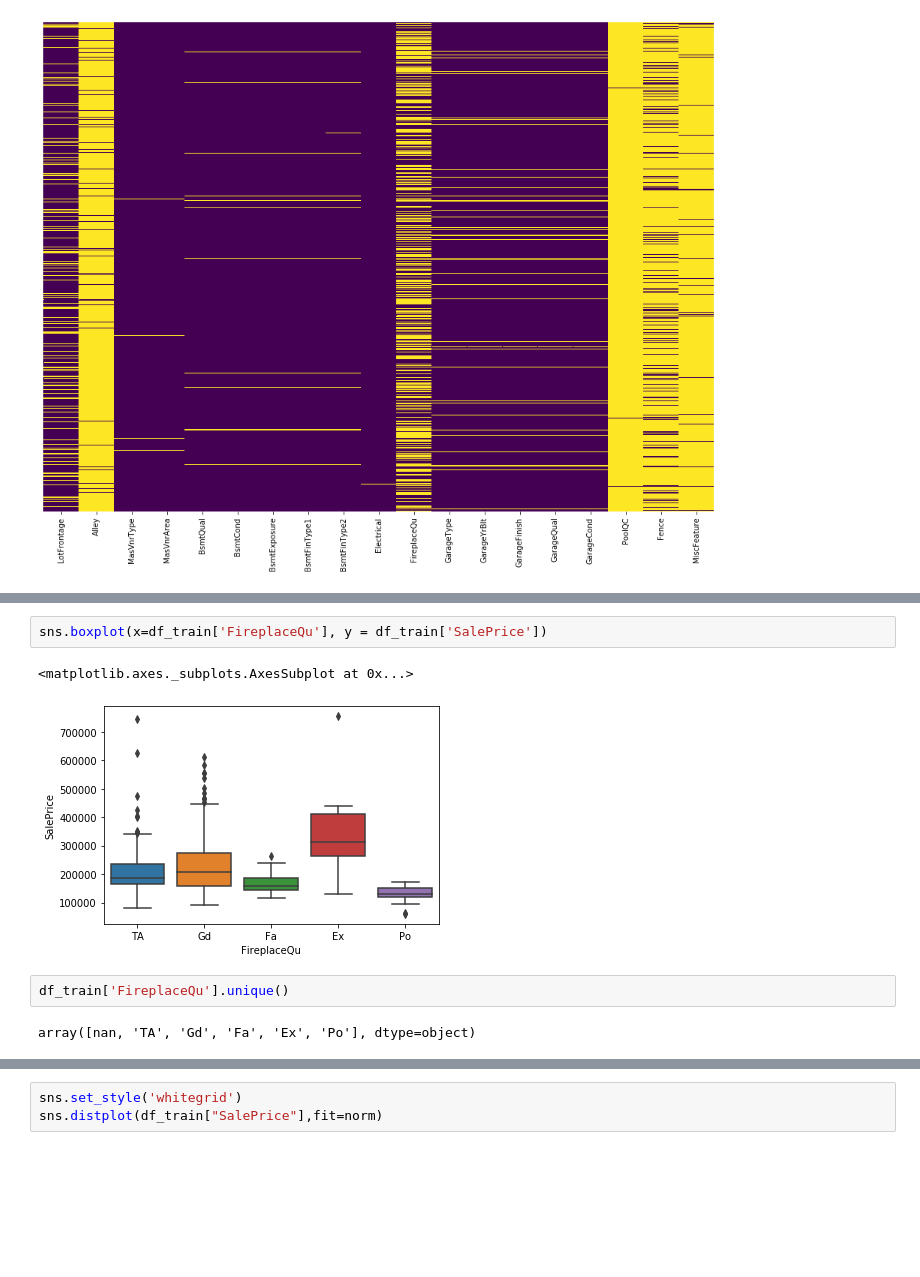
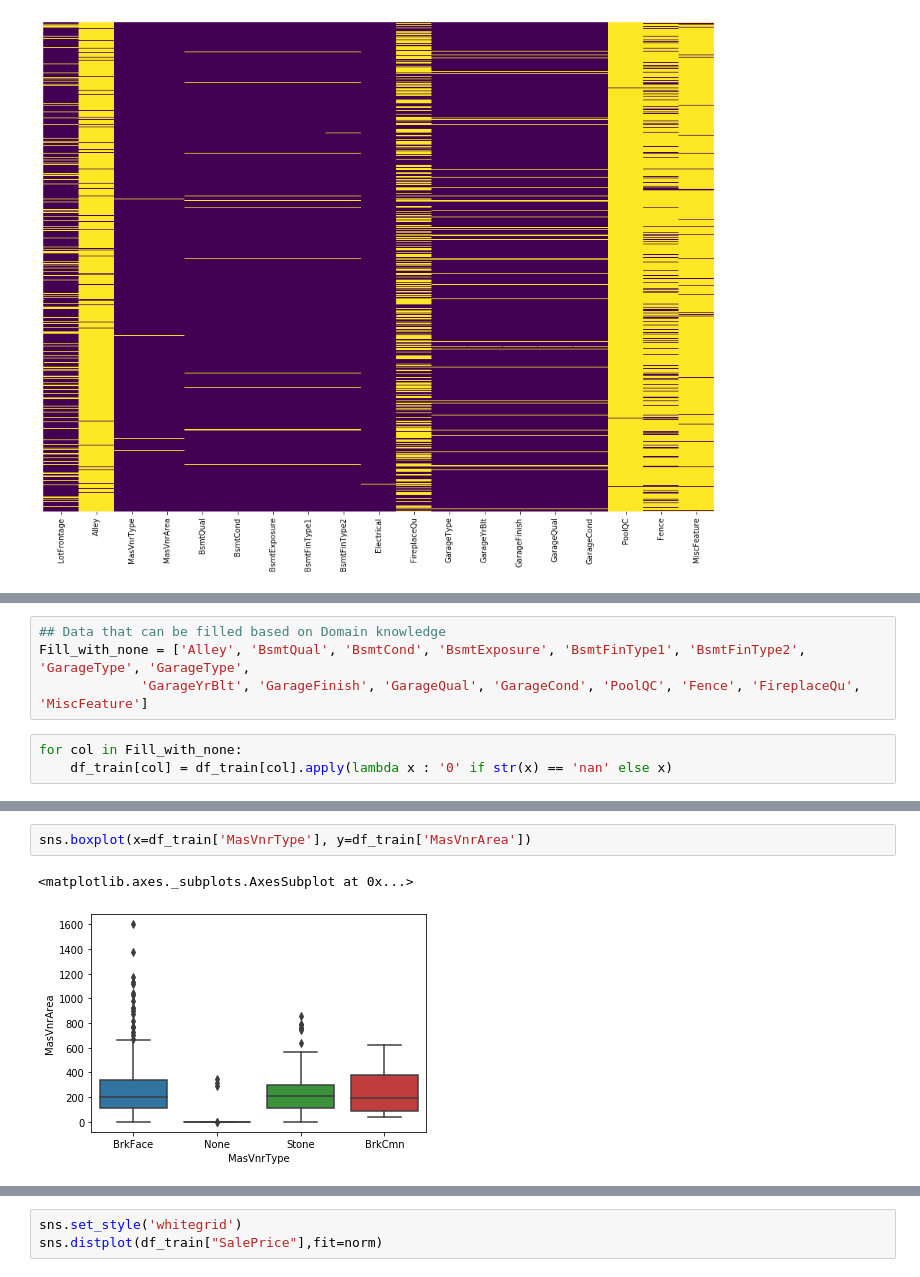
Before and after one commit to lijq33/Data-mining, a Jupyter notebook: Data Mining Assignment.ipynb, the cells around one changed output, grey strips where cells are left out. Saved outputs shown, nothing was run; the diff lists cells and outputs as text; blank space fills up the shorter version.

```diff
--- a/Data Mining Assignment.ipynb
+++ b/Data Mining Assignment.ipynb
@@ -72,3 +93,10 @@ sns.heatmap(df_train[col_missing_data].isnull(), cbar=False, yticklabels=False,
+# %%
+## Data that can be filled based on Domain knowledge
+Fill_with_none = ['Alley', 'BsmtQual', 'BsmtCond', 'BsmtExposure', 'BsmtFinType1', 'BsmtFinType2', 'GarageType', 'GarageType',
+             'GarageYrBlt', 'GarageFinish', 'GarageQual', 'GarageCond', 'PoolQC', 'Fence', 'FireplaceQu', 'MiscFeature']
+# %%
+for col in Fill_with_none:
+    df_train[col] = df_train[col].apply(lambda x : '0' if str(x) == 'nan' else x)
 # %%
 f, ax = plt.subplots(figsize=(16, 12))
 col_missing_data = df_train.columns[df_train.isnull().sum() > 0].tolist()
@@ -79,9 +128,5 @@ sns.heatmap(df_train[col_missing_data].isnull(), cbar=False, yticklabels=False,
 # %%
-sns.boxplot(x=df_train['FireplaceQu'], y = df_train['SalePrice'])
+sns.boxplot(x=df_train['MasVnrType'], y=df_train['MasVnrArea'])
 # %% [output]
 <matplotlib.axes._subplots.AxesSubplot at 0x...>
-[figure, old version]
+[figure, new version]
-# %%
-df_train['FireplaceQu'].unique()
-# %% [output]
-array([nan, 'TA', 'Gd', 'Fa', 'Ex', 'Po'], dtype=object)
```
Also changed, not shown: parts of 73 cells of this notebook.
